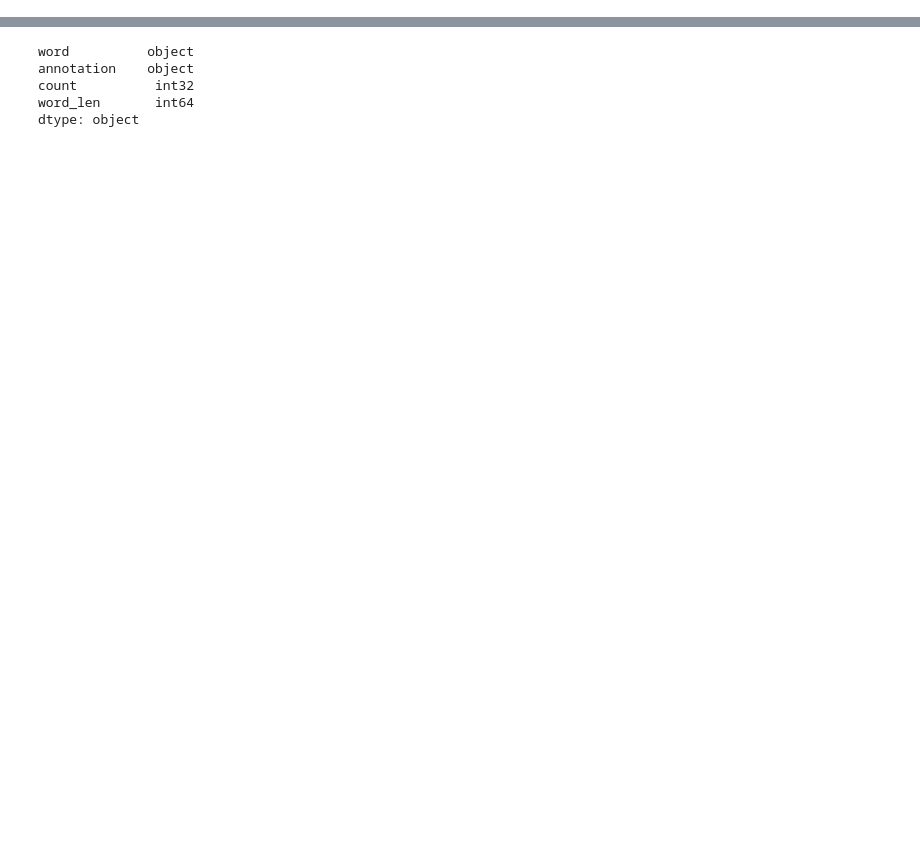
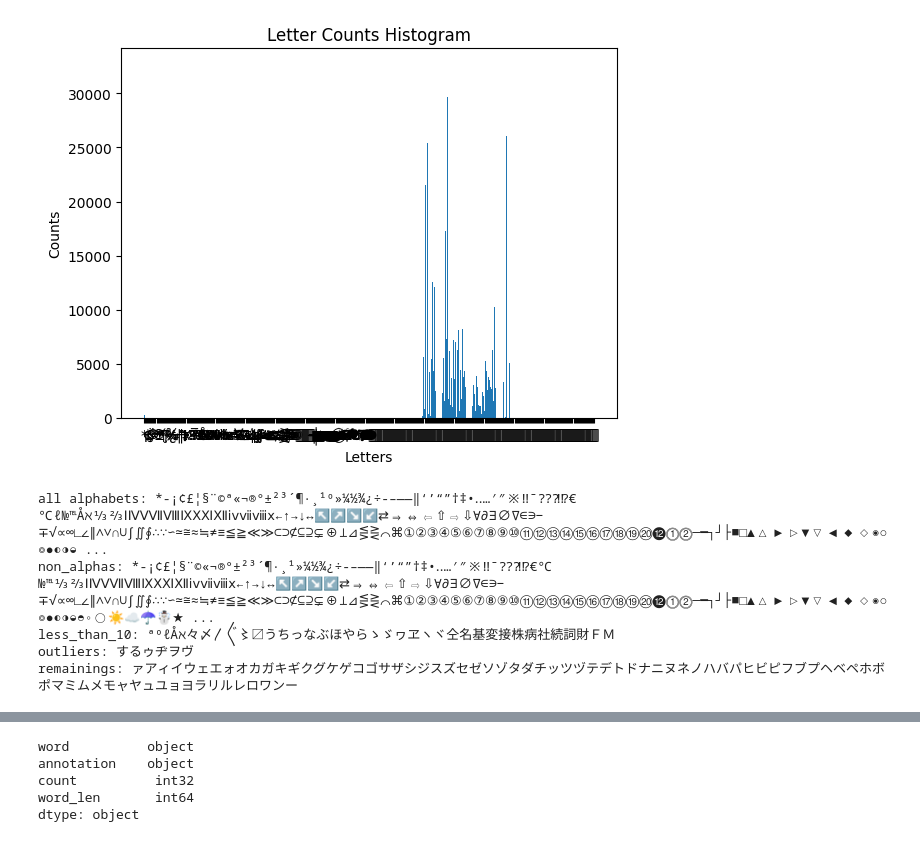
Before and after one commit to KaFaiFai/analyze_word, a Jupyter notebook: analyze_words_ja.ipynb, the cells around one changed output, grey strips where cells are left out. Saved outputs shown, nothing was run; the diff lists cells and outputs as text; code cells hidden in the pictures; blank space fills up the shorter version.

```diff
--- a/analyze_words_ja.ipynb
+++ b/analyze_words_ja.ipynb
@@ -5 +6,25 @@ import numpy as np
+# %%
+df = pd.read_excel(
+    r"word_list\japanese\NLT1.40_freq_list.xlsx",
+    sheet_name="NLT 1.40頻度リスト",
+)
+
+# extract and rename columns
+df = df[["レマ", "読み", "頻度"]].rename(
+    columns={"レマ": "annotation", "読み": "word", "頻度": "count"}
+)
+
+# cleanse words
+df = df[np.isfinite(df["count"])]
+df = df.dropna()
+
+common.plot_count_graph(df)
+common.analyze_alphabets(df)
+# %% [output]
+[figure, added]
+all alphabets: *-¡¢£¦§¨©ª«¬­®°±²³´¶·¸¹º»¼½¾¿÷‐–—―‖‘’“”†‡•‥…′″※‼‾⁇⁈⁉€℃ℓ№℡Åℵ⅓⅔ⅠⅣⅤⅦⅧⅨⅩⅪⅫⅰⅴⅶⅷⅹ←↑→↓↔↖↗↘↙⇄⇒⇔⇦⇧⇨⇩∀∂∃∅∇∈∋−∓√∝∞∟∠∥∧∨∩∪∫∬∮∴∵∽≃≅≈≒≠≡≦≧≪≫⊂⊃⊄⊆⊇⊊⊕⊥⊿⋚⋛⌒⌘①②③④⑤⑥⑦⑧⑨⑩⑪⑫⑬⑭⑮⑯⑰⑱⑲⑳⓬⓵⓶─━┐┘├■□▲△▶▷▼▽◀◆◇◉○◎●◐◑◒ ...
+non_alphas: *-¡¢£¦§¨©«¬­®°±²³´¶·¸¹»¼½¾¿÷‐–—―‖‘’“”†‡•‥…′″※‼‾⁇⁈⁉€℃№℡⅓⅔ⅠⅣⅤⅦⅧⅨⅩⅪⅫⅰⅴⅶⅷⅹ←↑→↓↔↖↗↘↙⇄⇒⇔⇦⇧⇨⇩∀∂∃∅∇∈∋−∓√∝∞∟∠∥∧∨∩∪∫∬∮∴∵∽≃≅≈≒≠≡≦≧≪≫⊂⊃⊄⊆⊇⊊⊕⊥⊿⋚⋛⌒⌘①②③④⑤⑥⑦⑧⑨⑩⑪⑫⑬⑭⑮⑯⑰⑱⑲⑳⓬⓵⓶─━┐┘├■□▲△▶▷▼▽◀◆◇◉○◎●◐◑◒◓◦◯☀☁☂☃★ ...
+less_than_10: ªºℓÅℵ々〆〳〴〵〻〼うちっなぶほやらゝゞヮヱヽヾ仝名基変接株病社続詞財ＦＭ
+outliers: するゥヂヲヴ
+remainings: ァアィイウェエォオカガキギクグケゲコゴサザシジスズセゼソゾタダチッツヅテデトドナニヌネノハバパヒビピフブプヘベペホボポマミムメモャヤュユョヨラリルレロワンー
 # %%
```
Also changed, not shown: parts of 6 cells of this notebook, 9 other files.
